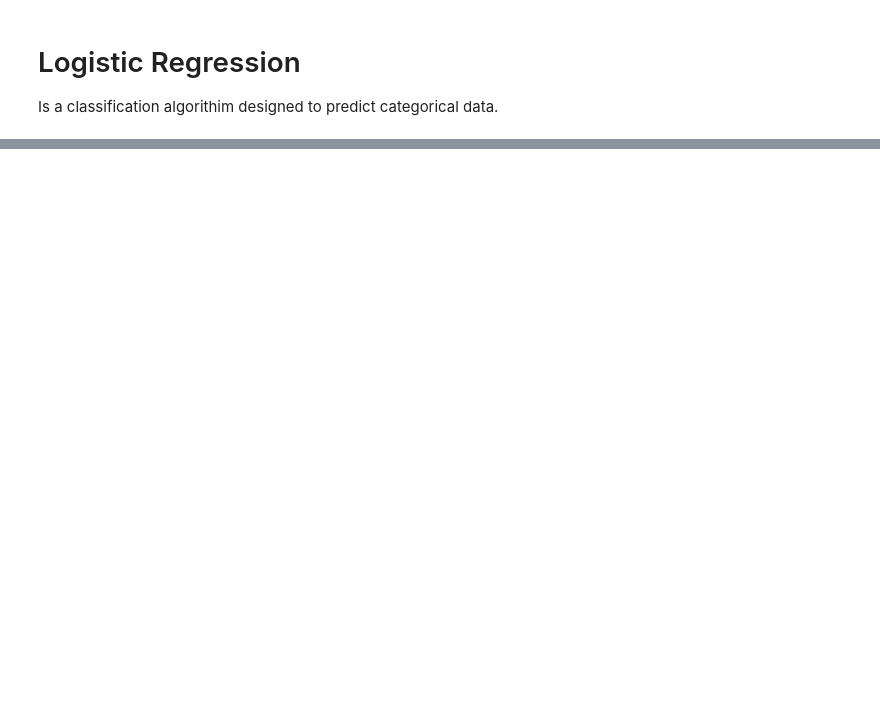
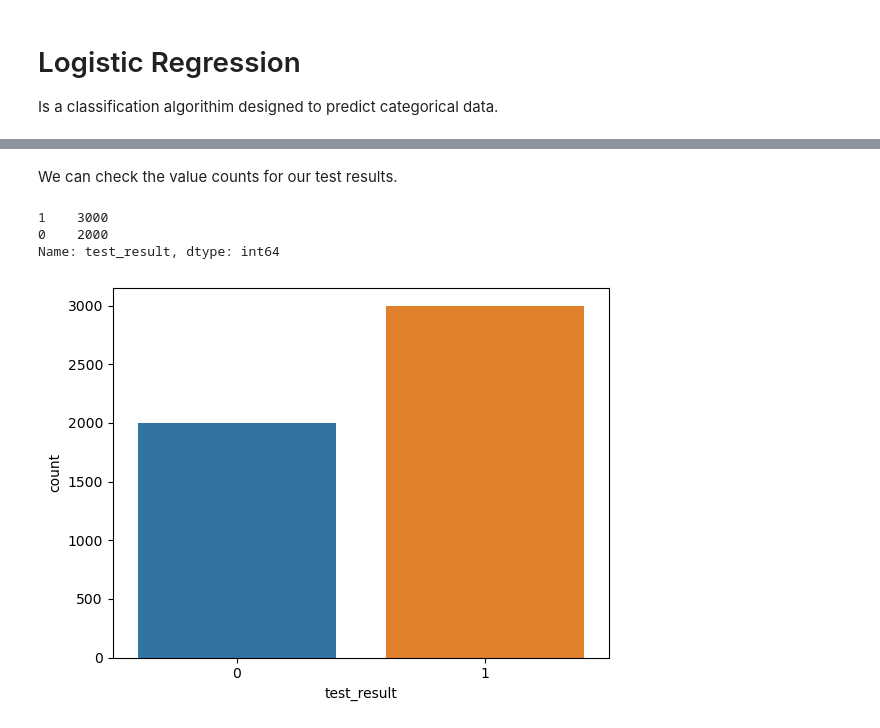
Before and after one commit to maginbu-0/Machine-Learning, a Jupyter notebook: Logistic Regression/Logistic Regression.ipynb, the cells around one changed output, grey strips where cells are left out. Cells and saved outputs as stored; diff of their text form; code cells hidden in the pictures; blank space fills up the shorter version.

```diff
--- a/Logistic Regression/Logistic Regression.ipynb
+++ b/Logistic Regression/Logistic Regression.ipynb
@@ -89,0 +178,3 @@ $$
+# %%
+df = pd.read_csv('../DATA/hearing_test.csv')
+df.head()
@@ -89,0 +188,11 @@ $$
+# %% [markdown]
+We can check the value counts for our test results.
+# %%
+sns.countplot(data=df, x='test_result')
+
+df['test_result'].value_counts()
+# %% [output]
+1    3000
+0    2000
+Name: test_result, dtype: int64
+[figure, added]
```
Also changed, not shown: parts of 25 cells of this notebook, 2 other files.
